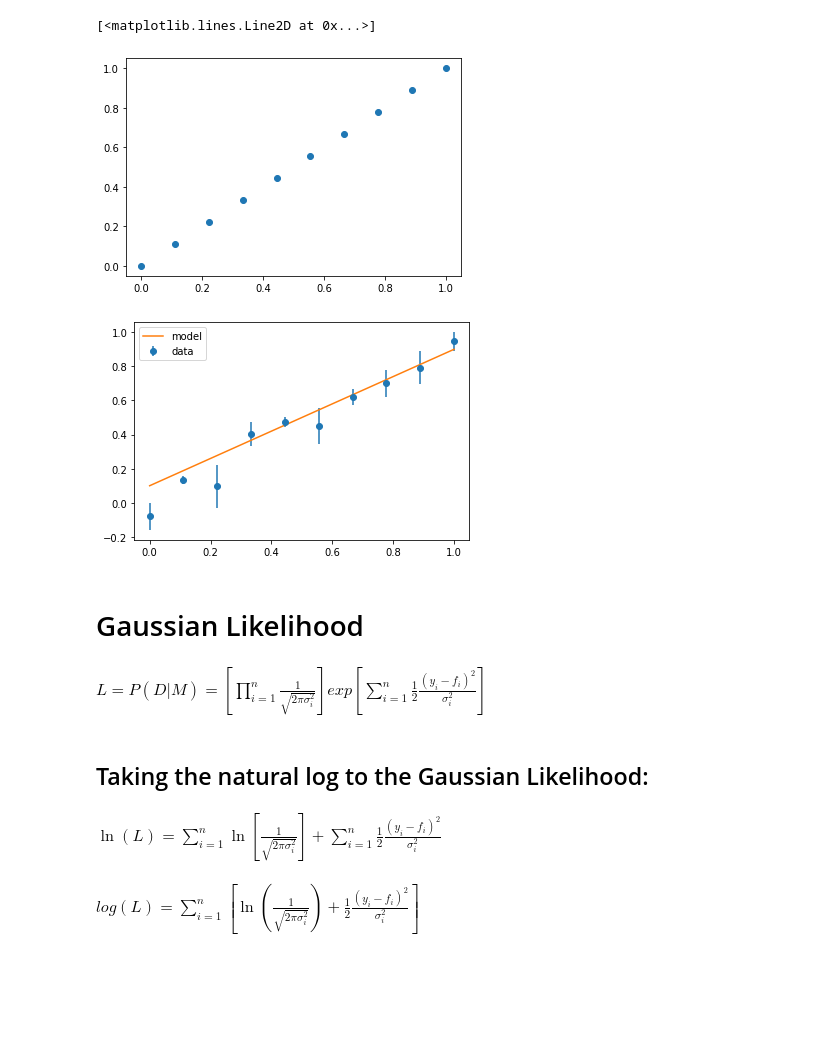
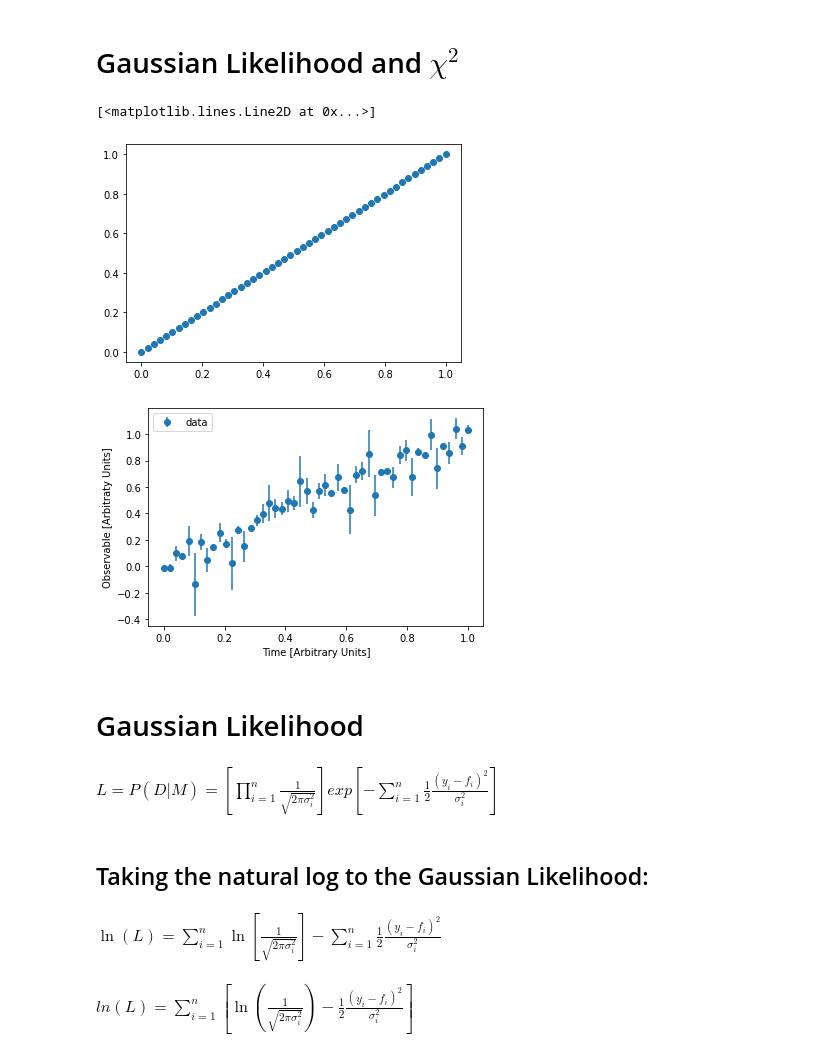
Before and after one commit to Fernando-Canales/Code-for-Exoplanets, a Jupyter notebook: Challenge_accepted.ipynb, the cells around one changed output. Cells and saved outputs as stored; diff of their text form; code cells hidden in the pictures; blank space fills up the shorter version.

Commit message:
Por fin salieron las optmizaciones de la gaussian y la ji cuadrada

```diff
--- a/Challenge_accepted.ipynb
+++ b/Challenge_accepted.ipynb
@@ -1,3 +1,5 @@
+# %% [markdown]
+# Gaussian Likelihood and $\chi^{2}$
 # %%
 #import main libraries
 import numpy as np
@@ -6,42 +8,40 @@ import matplotlib.pyplot as plt
 %matplotlib inline
 # %%
 #Making a set of data and time
-y = np.linspace(0,1,10)
-t = np.linspace(0,1,10)
+y = np.linspace(0,1,50)
+t = np.linspace(0,1,50)
 
 plt.plot(t,y, 'o')
 # %% [output]
 [<matplotlib.lines.Line2D at 0x...>]
-[figure, old version]
+[figure, new version]
 # %%
-#Adding withe noise to the set of data
-noise = np.random.normal(0, 0.09, y.shape)
+#Adding withe noise to data set
+noise = np.random.normal(0, 0.1,50)
 signal = y + noise
 
 #Creating a line function
-def line(a,b,t):
-    f = a + b*t
-    return f
-
-a = 0.1
-b = 0.8
-f = line(a,b,t)
+def line(t,p):
+    a = p[0]
+    b = p[1]
+    return a + b*t
 
 #Plotting with error bars
 plt.errorbar(t,signal, yerr = noise, label = "data", fmt = "o")
-plt.plot(t, f, label = "model")
+plt.xlabel("Time [Arbitrary Units]")
+plt.ylabel("Observable [Arbitraty Units]")
 plt.legend()
 plt.show()
 # %% [output]
-[figure, old version]
+[figure, new version]
 # %% [markdown]
 # Gaussian Likelihood
 # %% [markdown]
-$ L = P(D|M) = \left[ \prod_{i = 1}^{n} \frac{1}{\sqrt{2 \pi \sigma_{i}^{2}}} \right]exp\left[ \sum_{i =1}^{n} \frac{1}{2} \frac{(y_{i} - f_{i})^{2}}{\sigma_{i}^{2}} \right] $
+$ L = P(D|M) = \left[ \prod_{i = 1}^{n} \frac{1}{\sqrt{2 \pi \sigma_{i}^{2}}} \right]exp\left[ -\sum_{i =1}^{n} \frac{1}{2} \frac{(y_{i} - f_{i})^{2}}{\sigma_{i}^{2}} \right] $
 # %% [markdown]
 ## Taking the natural log to the Gaussian Likelihood:
 # %% [markdown]
 
-$ \ln(L) = \sum_{i = 1}^{n}  \ln \left[ \frac{1}{\sqrt{2 \pi \sigma_{i}^{2}}} \right] + \sum_{i = 1}^{n} \frac{1}{2} \frac{(y_{i} - f_{i})^{2}}{\sigma_{i}^{2}} $
+$ \ln(L) = \sum_{i = 1}^{n}  \ln \left[ \frac{1}{\sqrt{2 \pi \sigma_{i}^{2}}} \right] - \sum_{i = 1}^{n} \frac{1}{2} \frac{(y_{i} - f_{i})^{2}}{\sigma_{i}^{2}} $
 # %% [markdown]
-$ log(L) = \sum_{i=1}^{n} \left[ \ln \left( \frac{1}{\sqrt{2 \pi \sigma_{i}^{2}}} \right) + \frac{1}{2} \frac{(y_{i} - f_{i})^{2}}{\sigma_{i}^{2}} \right]$
+$ ln(L) = \sum_{i=1}^{n} \left[ \ln \left( \frac{1}{\sqrt{2 \pi \sigma_{i}^{2}}} \right) - \frac{1}{2} \frac{(y_{i} - f_{i})^{2}}{\sigma_{i}^{2}} \right]$
```
Also changed, not shown: parts of 20 cells of this notebook.
